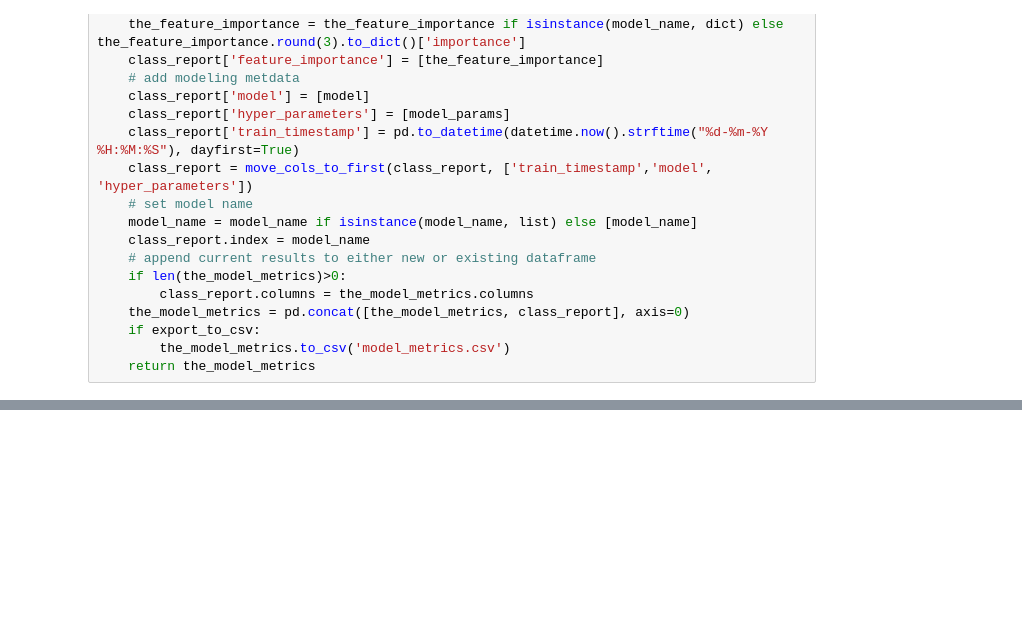
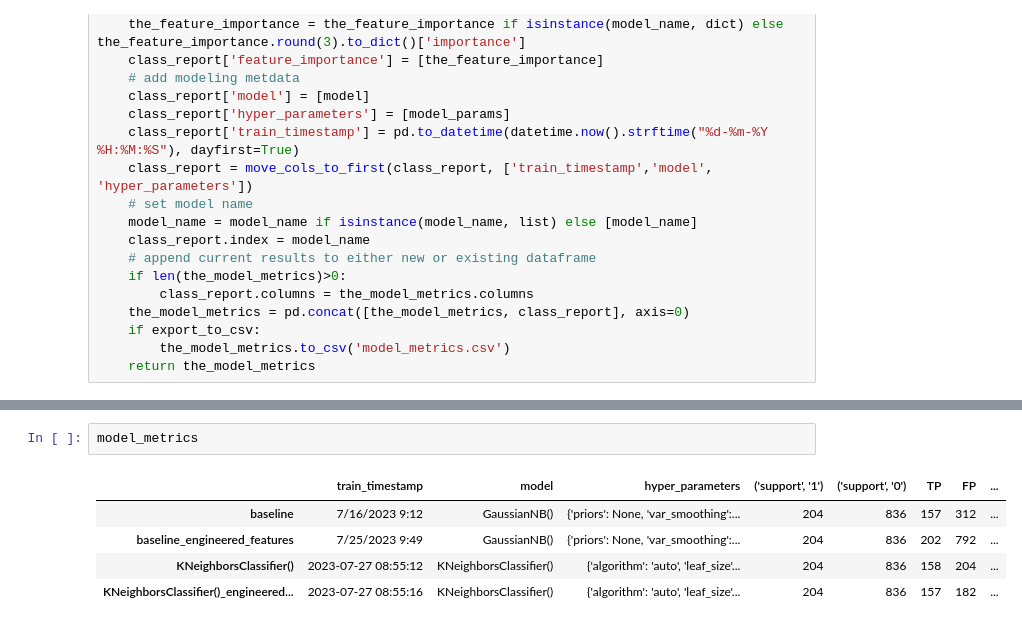
Before and after one commit to dormeir999/Cracking_Your_First_Data_Science_Project_course, a Jupyter notebook: Pipeline.ipynb, the cells around one changed output, grey strips where cells are left out. Saved outputs shown, nothing was run; the diff lists cells and outputs as text; blank space fills up the shorter version.

```diff
--- a/Pipeline.ipynb
+++ b/Pipeline.ipynb
@@ -1673,0 +1658,8 @@ feature_importance
+# %%
+model_metrics
+# %% [output]
+|  | train_timestamp | model | hyper_parameters | ('support', '1') | ('support', '0') | TP | FP | ... |
+| baseline | 7/16/2023 9:12 | GaussianNB() | {'priors': None, 'var_smoothing':... | 204 | 836 | 157 | 312 | ... |
+| baseline_engineered_features | 7/25/2023 9:49 | GaussianNB() | {'priors': None, 'var_smoothing':... | 204 | 836 | 202 | 792 | ... |
+| KNeighborsClassifier() | 2023-07-27 08:55:12 | KNeighborsClassifier() | {'algorithm': 'auto', 'leaf_size'... | 204 | 836 | 158 | 204 | ... |
+| KNeighborsClassifier()_engineered... | 2023-07-27 08:55:16 | KNeighborsClassifier() | {'algorithm': 'auto', 'leaf_size'... | 204 | 836 | 157 | 182 | ... |
```
Also changed, not shown: parts of 2 cells of this notebook, 2 other files.
